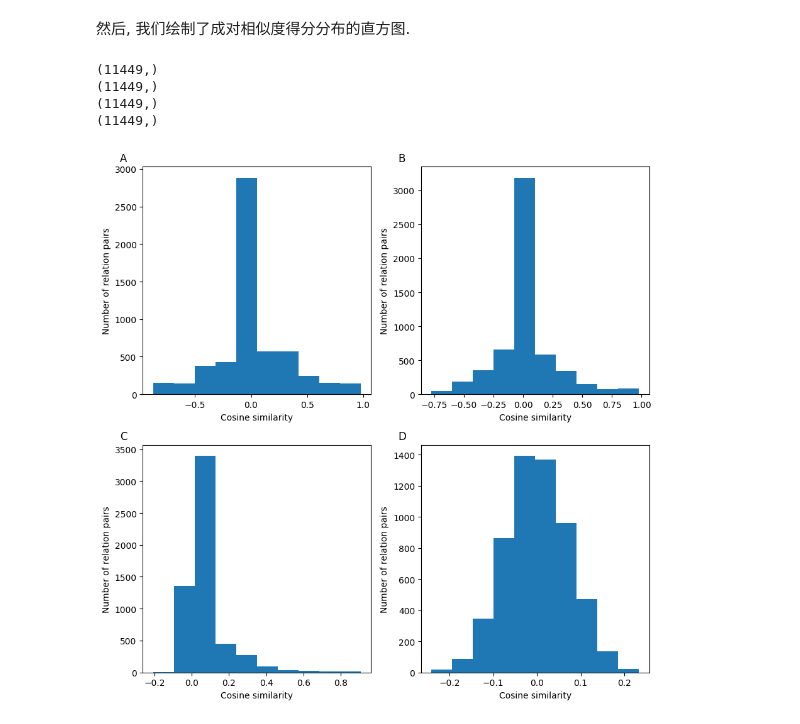
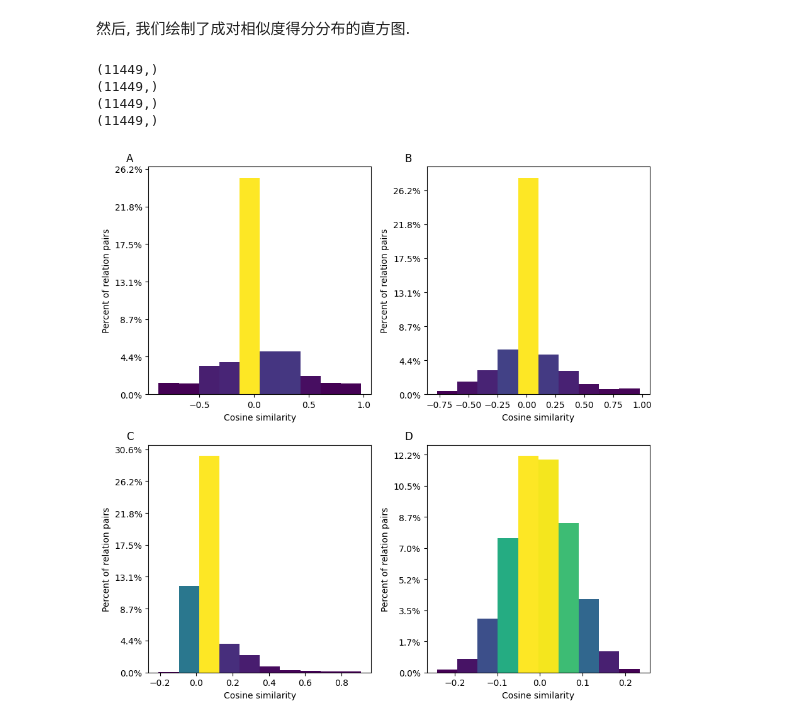
Before and after one commit to LuYF-Lemon-love/AD-KGE, a Jupyter notebook: code/02-analysis/01_relation_similarity_analysis.ipynb, the cells around one changed output. Drawn from its saved outputs; the diff is of its cells as text; code cells hidden in the pictures.

```diff
--- a/code/02-analysis/01_relation_similarity_analysis.ipynb
+++ b/code/02-analysis/01_relation_similarity_analysis.ipynb
@@ -298,48 +300,71 @@ def plot_similarity(similarity):
     # 清除 self-compare 和 dup-compare
     s = similarity < 0.99
     s = np.unique(similarity[s])
-    return s
+    return s, similarity.shape[0]
+# %%
+def plot_hist(dist, ax):
+    # N is the count in each bin, bins is the lower-limit of the bin
+    N, bins, patches = ax.hist(dist)
+
+    # We'll color code by height, but you could use any scalar
+    fracs = N / N.max()
+
+    # we need to normalize the data to 0..1 for the full range of the colormap
+    norm = colors.Normalize(fracs.min(), fracs.max())
+
+    # Now, we'll loop through our objects and set the color of each accordingly
+    for thisfrac, thispatch in zip(fracs, patches):
+        color = plt.cm.viridis(norm(thisfrac))
+        thispatch.set_facecolor(color)
 # %%
 # 绘制，不画 treats
 plt.figure(figsize = (9, 9))
 
 # TransE_l1
-ax = plt.subplot(221)
+ax_a = plt.subplot(221)
 plt.title('A', loc = 'left', position = (-0.1, -0.1))
 
 plt.xlabel('Cosine similarity')
-plt.ylabel('Number of relation pairs')
-plt.hist(plot_similarity(similaritys[0]))
+plt.ylabel('Percent of relation pairs')
+results = plot_similarity(similaritys[0])
+plot_hist(results[0], ax_a)
+ax_a.yaxis.set_major_formatter(PercentFormatter(results[1]))
 
 # TransE_l2
-plt.subplot(222)
+ax_b = plt.subplot(222)
 plt.title('B', loc = 'left', position = (-0.1, -0.1))
 
 plt.xlabel('Cosine similarity')
-plt.ylabel('Number of relation pairs')
-plt.hist(plot_similarity(similaritys[1]))
+plt.ylabel('Percent of relation pairs')
+results = plot_similarity(similaritys[1])
+plot_hist(results[0], ax_b)
+ax_b.yaxis.set_major_formatter(PercentFormatter(results[1]))
 
 # ComplEx
-plt.subplot(223)
+ax_c = plt.subplot(223)
 plt.title('C', loc = 'left', position = (-0.1, -0.1))
 
 plt.xlabel('Cosine similarity')
-plt.ylabel('Number of relation pairs')
-plt.hist(plot_similarity(similaritys[2]))
+plt.ylabel('Percent of relation pairs')
+results = plot_similarity(similaritys[2])
+plot_hist(results[0], ax_c)
+ax_c.yaxis.set_major_formatter(PercentFormatter(results[1]))
 
 # RotatE
-plt.subplot(224)
+ax_d = plt.subplot(224)
 plt.title('D', loc = 'left', position = (-0.1, -0.1))
 
 plt.xlabel('Cosine similarity')
-plt.ylabel('Number of relation pairs')
-plt.hist(plot_similarity(similaritys[3]))
+plt.ylabel('Percent of relation pairs')
+results = plot_similarity(similaritys[3])
+plot_hist(results[0], ax_d)
+ax_d.yaxis.set_major_formatter(PercentFormatter(results[1]))
 
 plt.tight_layout()
 plt.savefig('./result/relation/relation-sim.svg', format='svg')
 # %% [output]
 (11449,)
 (11449,)
 (11449,)
 (11449,)
-[figure, old version]
+[figure, new version]
```
Also changed, not shown: parts of 3 cells of this notebook, 3 other files.
